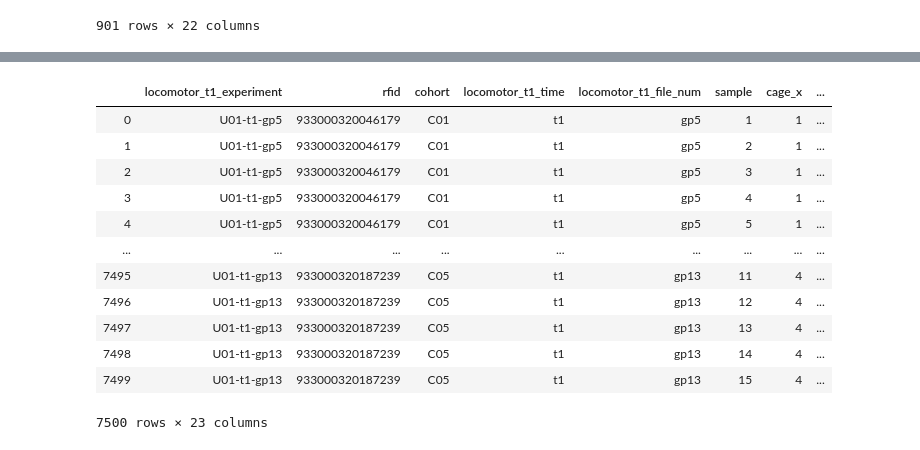
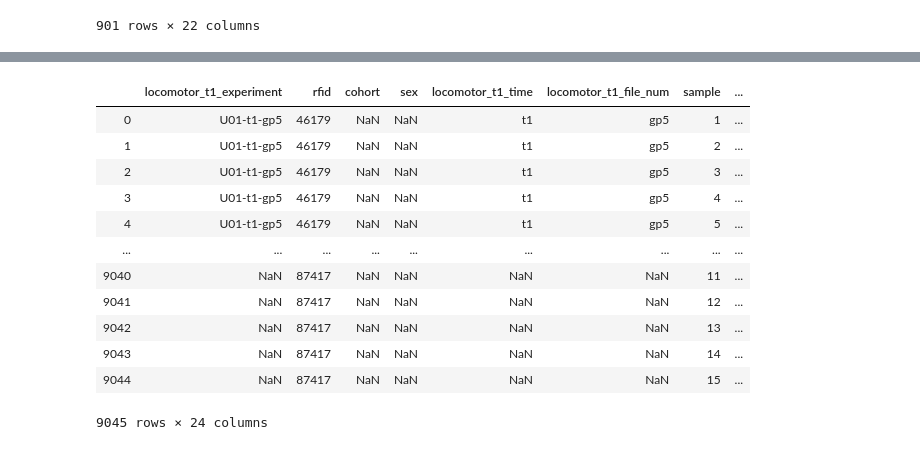
Before and after one commit to Shaezzer/PalmerLab, a Jupyter notebook: Suzanne_Mitchell_locomotor.ipynb, the cells around one changed output, grey strips where cells are left out. Drawn from its saved outputs; the diff is of its cells as text; code cells hidden in the pictures.

```diff
--- a/Suzanne_Mitchell_locomotor.ipynb
+++ b/Suzanne_Mitchell_locomotor.ipynb
@@ -15,12 +15,21 @@ meta_dir = dropbox_dir + "/Suzanne_Mitchell_U01/Data-locomotor"
 #Creating one dataframe with all locomotor files
 #Must manually unzip all folders
 #Must combine locomotor 5 files from T1&T2 and T3&T4 into one file named comprehensive_output_files
-cohorts_dir = ['Shipment1_locomotor','Shipment2_locomotor','Shipment3_locomotor','Shipment4_locomotor',
-              'Shipment5_locomotor','Shipment6_locomotor','ShipR_locomotor']
-zip_folder = ['U01_Shipment1_Locomotor/comprehensive-output-files/','U01_Shipment2_Locomotor/S2-comprehensive-output-files/',
-              'U01-Shipment3_Locomotor/S3-comprehensive-out-files/','comprehensive_output_files/comprehensive_output_files/',
-              'comprehensive-output-files/','Ship6-comprehensive-output-files/S6-comprehensive-out-files/',
-              'R-comprehensive-output-files/R-comprehensive-output-files/']
+cohorts_dir = ['Shipment1_locomotor',
+               'Shipment2_locomotor',
+               'Shipment3_locomotor',
+               'Shipment4_locomotor',
+               'Shipment5_locomotor',
+               'Shipment6_locomotor']
+               #'ShipR_locomotor']
+
+zip_folder = ['U01_Shipment1_Locomotor/comprehensive-output-files/',
+              'U01_Shipment2_Locomotor/S2-comprehensive-output-files/',
+              'U01-Shipment3_Locomotor/S3-comprehensive-out-files/',
+              'comprehensive_output_files/comprehensive_output_files/',
+              'comprehensive-output-files/',
+              'Ship6-comprehensive-output-files/S6-comprehensive-out-files/']
+              #'R-comprehensive-output-files/R-comprehensive-output-files/']
 dir_dict = {cohorts_dir[i]: zip_folder[i] for i in range(len(cohorts_dir))}
 count = 0
 df_excel = pd.DataFrame()
@@ -34,11 +43,12 @@ for cohort_dir,zip_folder in dir_dict.items():
                 df_excel = df_excel.append(pd.read_excel(file), ignore_index=True)
             elif file.endswith('.csv'):
                 count += 1
+                #print(file)
                 df_csv = df_csv.append(pd.read_csv(file, skiprows = 58), ignore_index=True)
 
 
 df_csv
-print(count)
+#print(count)
 # %% [output]
 of pandas will change to not sort by default.
 
@@ -216,7 +341,7 @@ def format_for_calc(df_csv):
     #drop uneeded columns for calc
     df = df_csv.drop(['U01','subject_type','subject_age','phase','start_time'], axis=1)
     #reorganize columns
-    df = df[['experiment', 'rfid','cohort', 'time',
+    df = df[['experiment', 'rfid','cohort', 'sex', 'time',
        'file_num', 'sample','cage', 'total_distance', 'total_distance_x',
        'total_distance_y', 'horizontal_activity_count',
        'ambulatory_activity_count', 'rest_time', 'rest_episode_count',
@@ -233,7 +358,8 @@ def format_for_calc(df_csv):
        'right_rear_time_legacy', 'margin_time_legacy', 'center_time_legacy',
        'margin_distance_legacy', 'center_distance_legacy']]
     #Drop rows that will not be used for calculations: C07, C06, t3, t4 according to Mitchell
-    df.drop(df.loc[df['cohort']=='C07'].index, inplace=True)
+    #some C07 file was messing with upload so whole cohort has been removed from upload
+    #df.drop(df.loc[df['cohort']=='C07'].index, inplace=True)
     df.drop(df.loc[df['cohort']=='C06'].index, inplace=True)
     df.drop(df.loc[df['time']=='t3'].index, inplace=True)
     df.drop(df.loc[df['time']=='t4'].index, inplace=True)
@@ -370,7 +475,7 @@ Name: rfid, Length: 500, dtype: int64
 # %%
 locomotor_t1 = locomotor[locomotor.time == 't1']
 locomotor_t1 = locomotor_t1.add_prefix('locomotor_t1_')
-locomotor_t1.rename(columns={'locomotor_t1_rfid':'rfid','locomotor_t1_cohort':'cohort',
+locomotor_t1.rename(columns={'locomotor_t1_rfid':'rfid','locomotor_t1_cohort':'cohort','locomotor_t1_sex':'sex',
                             'locomotor_t1_cage':'cage','locomotor_t1_sample':'sample'},inplace = True)
 locomotor_t1
 #locomotor_t1['rfid'].value_counts()
@@ -391,7 +496,7 @@ locomotor_t1
 # %%
 locomotor_t2 = locomotor[locomotor.time == 't2']
 locomotor_t2 = locomotor_t2.add_prefix('locomotor_t2_')
-locomotor_t2.rename(columns={'locomotor_t2_rfid':'rfid','locomotor_t2_cohort':'cohort',
+locomotor_t2.rename(columns={'locomotor_t2_rfid':'rfid','locomotor_t2_cohort':'cohort','locomotor_t2_sex':'sex',
                             'locomotor_t2_cage':'cage','locomotor_t2_sample':'sample'},inplace = True)
 locomotor_t2
 locomotor_t2['rfid'].value_counts()
@@ -411,18 +516,18 @@ Name: rfid, Length: 496, dtype: int64
 # %%
-locomotor_all = pd.merge(locomotor_t1, locomotor_t2, on=['rfid','cohort','sample'],how = 'outer')
+locomotor_all = pd.merge(locomotor_t1, locomotor_t2, on=['rfid','cohort','sample','sex'],how = 'outer')
 locomotor_all
 # %% [output]
-|  | locomotor_t1_experiment | rfid | cohort | locomotor_t1_time | locomotor_t1_file_num | sample | cage_x | ... |
-| 0 | U01-t1-gp5 | 933000320046179 | C01 | t1 | gp5 | 1 | 1 | ... |
-| 1 | U01-t1-gp5 | 933000320046179 | C01 | t1 | gp5 | 2 | 1 | ... |
-| 2 | U01-t1-gp5 | 933000320046179 | C01 | t1 | gp5 | 3 | 1 | ... |
-| 3 | U01-t1-gp5 | 933000320046179 | C01 | t1 | gp5 | 4 | 1 | ... |
-| 4 | U01-t1-gp5 | 933000320046179 | C01 | t1 | gp5 | 5 | 1 | ... |
+|  | locomotor_t1_experiment | rfid | cohort | sex | locomotor_t1_time | locomotor_t1_file_num | sample | ... |
+| 0 | U01-t1-gp5 | 46179 | NaN | NaN | t1 | gp5 | 1 | ... |
+| 1 | U01-t1-gp5 | 46179 | NaN | NaN | t1 | gp5 | 2 | ... |
+| 2 | U01-t1-gp5 | 46179 | NaN | NaN | t1 | gp5 | 3 | ... |
+| 3 | U01-t1-gp5 | 46179 | NaN | NaN | t1 | gp5 | 4 | ... |
+| 4 | U01-t1-gp5 | 46179 | NaN | NaN | t1 | gp5 | 5 | ... |
 | ... | ... | ... | ... | ... | ... | ... | ... | ... |
-| 7495 | U01-t1-gp13 | 933000320187239 | C05 | t1 | gp13 | 11 | 4 | ... |
-| 7496 | U01-t1-gp13 | 933000320187239 | C05 | t1 | gp13 | 12 | 4 | ... |
-| 7497 | U01-t1-gp13 | 933000320187239 | C05 | t1 | gp13 | 13 | 4 | ... |
-| 7498 | U01-t1-gp13 | 933000320187239 | C05 | t1 | gp13 | 14 | 4 | ... |
-| 7499 | U01-t1-gp13 | 933000320187239 | C05 | t1 | gp13 | 15 | 4 | ... |
+| 9040 | NaN | 87417 | NaN | NaN | NaN | NaN | 11 | ... |
+| 9041 | NaN | 87417 | NaN | NaN | NaN | NaN | 12 | ... |
+| 9042 | NaN | 87417 | NaN | NaN | NaN | NaN | 13 | ... |
+| 9043 | NaN | 87417 | NaN | NaN | NaN | NaN | 14 | ... |
+| 9044 | NaN | 87417 | NaN | NaN | NaN | NaN | 15 | ... |
-7500 rows × 23 columns
+9045 rows × 24 columns
 # %%
```
Also changed, not shown: parts of 26 cells of this notebook, 4 other files.
